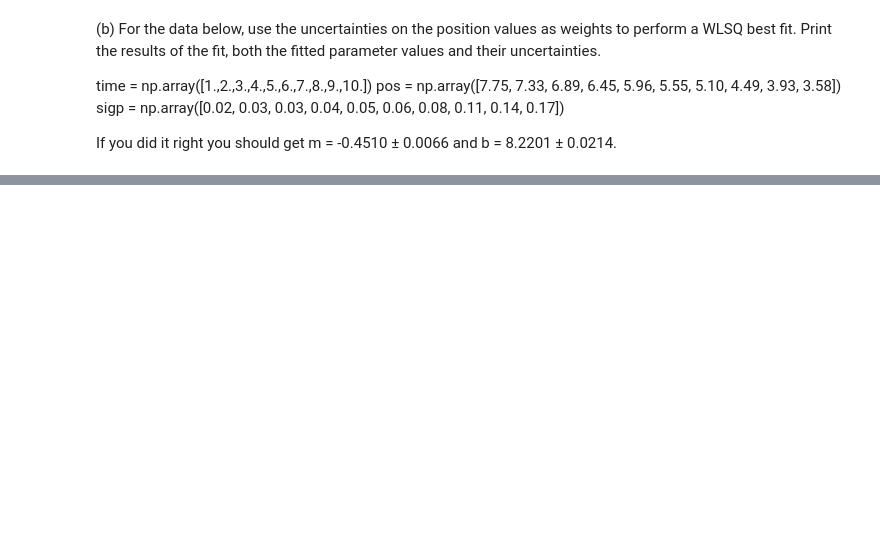
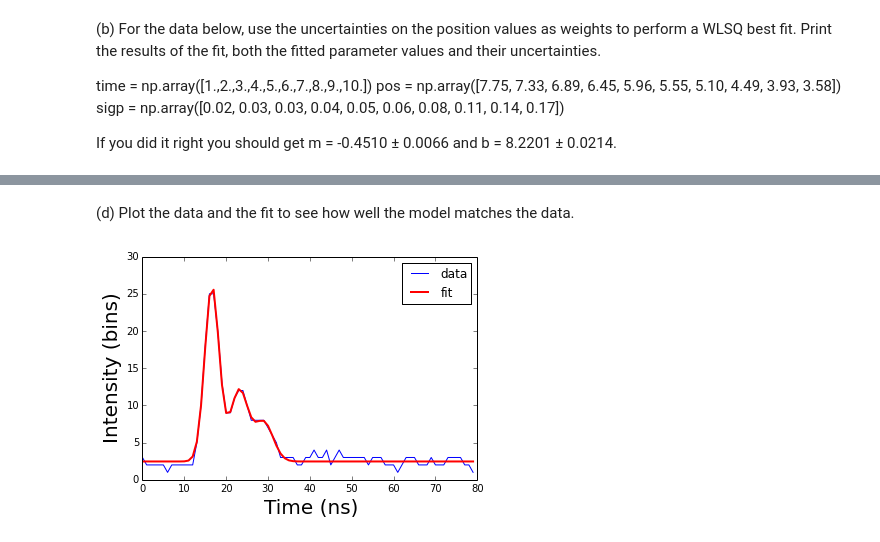
Before and after one commit to jpizagui/PHYS202-S14, a Jupyter notebook: SciPy/OptimizationExercises.ipynb, the cells around one changed output, grey strips where cells are left out. Drawn from its saved outputs; the diff is of its cells as text; code cells hidden in the pictures; blank space fills up the shorter version.

```diff
--- a/SciPy/OptimizationExercises.ipynb
+++ b/SciPy/OptimizationExercises.ipynb
@@ -81,0 +146,3 @@ print slope,slerr,intercept,interr
+# %%
+def model(t, B, A, mu, sigma, A2, mu2, sigma2, A3, mu3, sigma3):
+    return B + A * exp( - ((t-mu)/sigma)**2 )+ A2 * exp( - ((t-mu2)/sigma2)**2 )+ A3 * exp( - ((t-mu3)/sigma3)**2 )
@@ -81,0 +151,4 @@ print slope,slerr,intercept,interr
+# %%
+x0 = array([3.,25.,17.,1.,12.,23.,1.2,8.,28.,1.3])
+popt,pcov = curve_fit(model,t,waveform,x0)
+print popt, pcov
@@ -81,0 +173,14 @@ print slope,slerr,intercept,interr
+# %% [markdown]
+(d) Plot the data and the fit to see how well the model matches the data.
+# %%
+plt.plot(t, waveform,label="data")
+plt.plot(t, model(t, popt[0],popt[1],popt[2],popt[3],popt[4],popt[5],popt[6],popt[7],popt[8],popt[9]),"r-",label="fit",linewidth=2)
+plt.legend(loc="best")
+
+plt.xlabel("Time (ns)",fontsize=20)
+plt.ylabel("Intensity (bins)",fontsize=20)
+
+plt.show()
+#There is a clear correspondance between the model and the data
+# %% [output]
+[figure, added]
```
Also changed, not shown: parts of 10 cells of this notebook, 3 other files.
